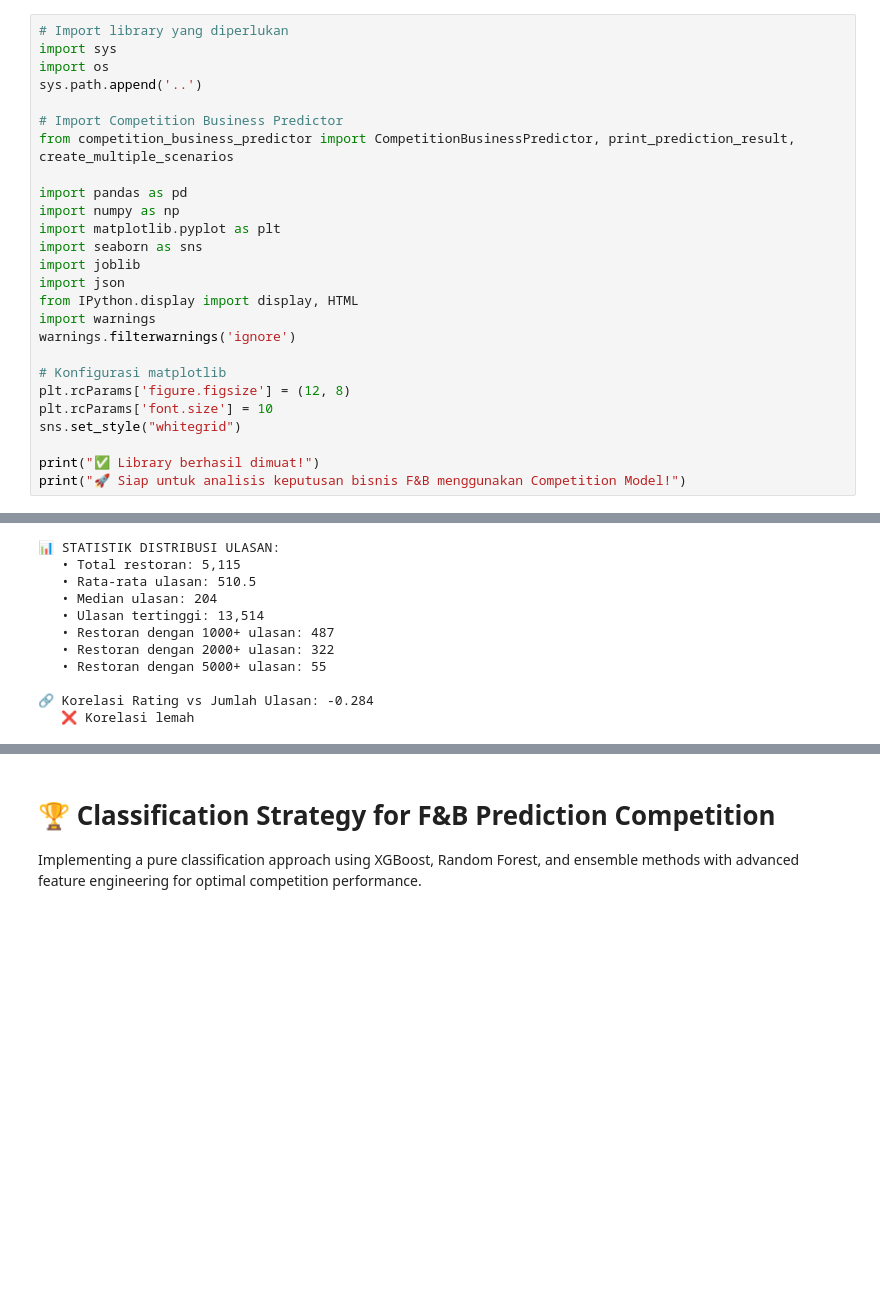
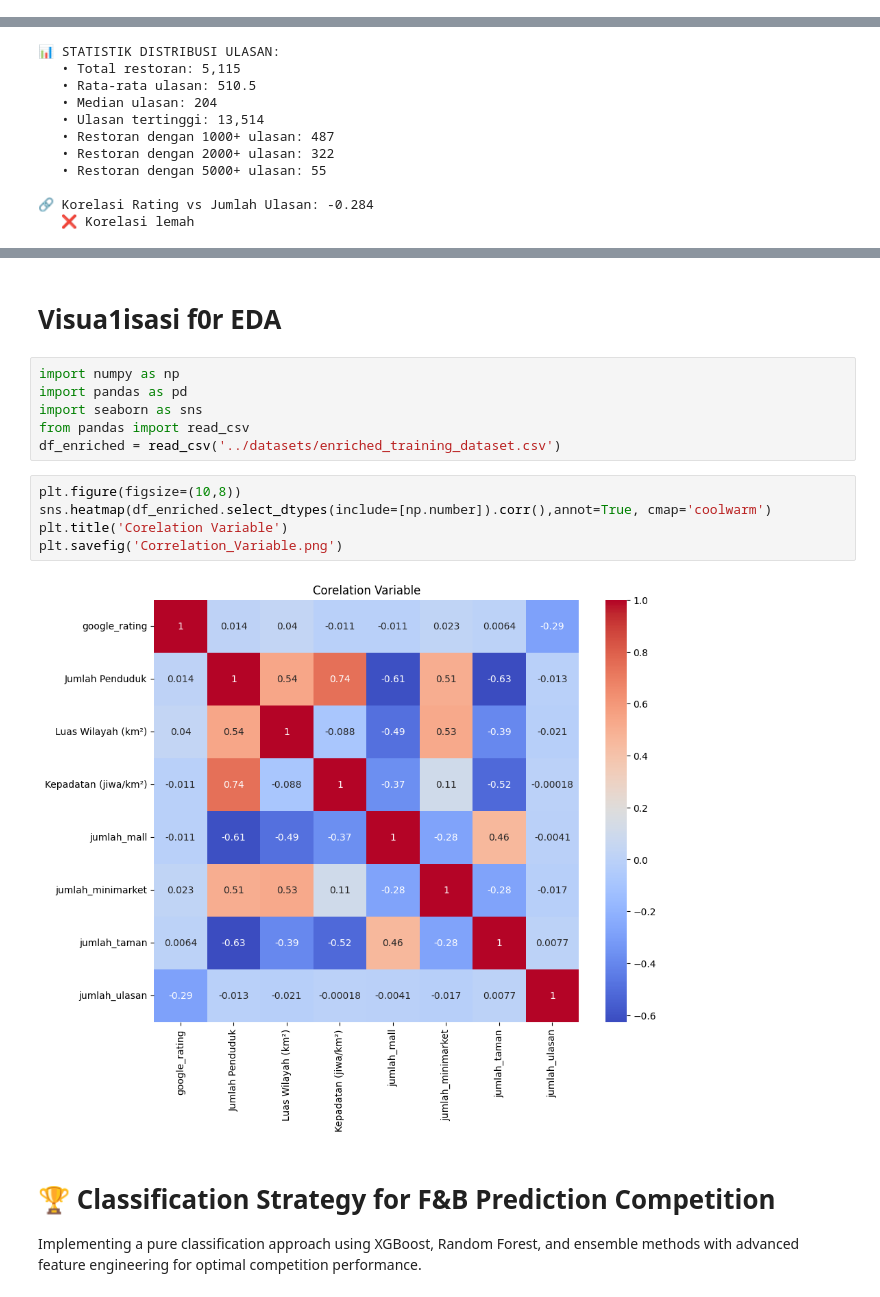
Before and after one commit to Dho99/ai-business-impact-predictor, a Jupyter notebook: EDA/new_training_with_google_maps_data.ipynb, the cells around one changed output, grey strips where cells are left out. Drawn from its saved outputs; the diff is of its cells as text; blank space fills up the shorter version.

```diff
--- a/EDA/new_training_with_google_maps_data.ipynb
+++ b/EDA/new_training_with_google_maps_data.ipynb
@@ -23,26 +0,0 @@ Model ini menggunakan ensemble learning yang dilatih dengan data:
-# %%
-# Import library yang diperlukan
-import sys
-import os
-sys.path.append('..')
-
-# Import Competition Business Predictor
-from competition_business_predictor import CompetitionBusinessPredictor, print_prediction_result, create_multiple_scenarios
-
-import pandas as pd
-import numpy as np
-import matplotlib.pyplot as plt
-import seaborn as sns
-import joblib
-import json
-from IPython.display import display, HTML
-import warnings
-warnings.filterwarnings('ignore')
-
-# Konfigurasi matplotlib
-plt.rcParams['figure.figsize'] = (12, 8)
-plt.rcParams['font.size'] = 10
-sns.set_style("whitegrid")
-
-print("✅ Library berhasil dimuat!")
-print("🚀 Siap untuk analisis keputusan bisnis F&B menggunakan Competition Model!")
@@ -1136,3 +420,18 @@ else:
+# %% [markdown]
+# Visua1isasi f0r EDA
+# %%
+import numpy as np
+import pandas as pd
+import seaborn as sns
+from pandas import read_csv
+df_enriched = read_csv('../datasets/enriched_training_dataset.csv')
+# %%
+plt.figure(figsize=(10,8))
+sns.heatmap(df_enriched.select_dtypes(include=[np.number]).corr(),annot=True, cmap='coolwarm')
+plt.title('Corelation Variable')
+plt.savefig('Correlation_Variable.png')
+# %% [output]
+[figure, added]
 # %% [markdown]
 # 🏆 Classification Strategy for F&B Prediction Competition
 
```
Also changed, not shown: parts of 29 cells of this notebook, 10 other files.
